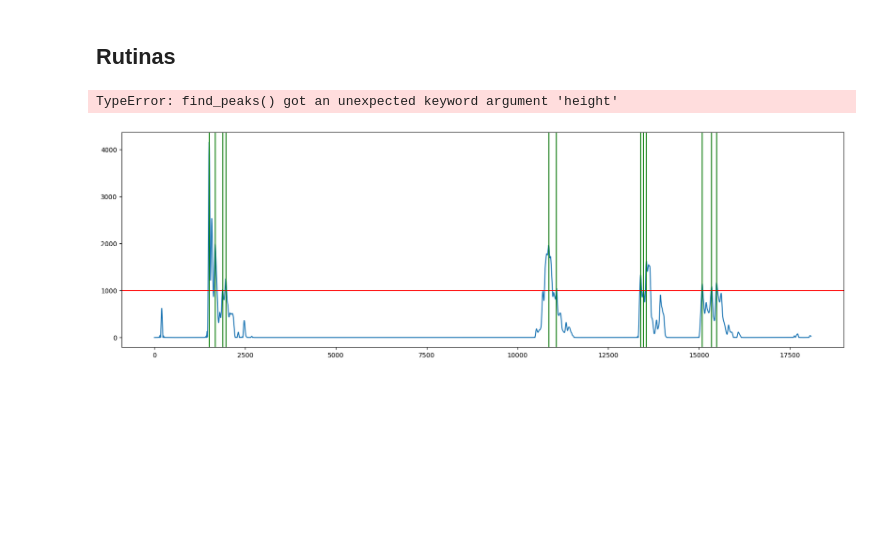
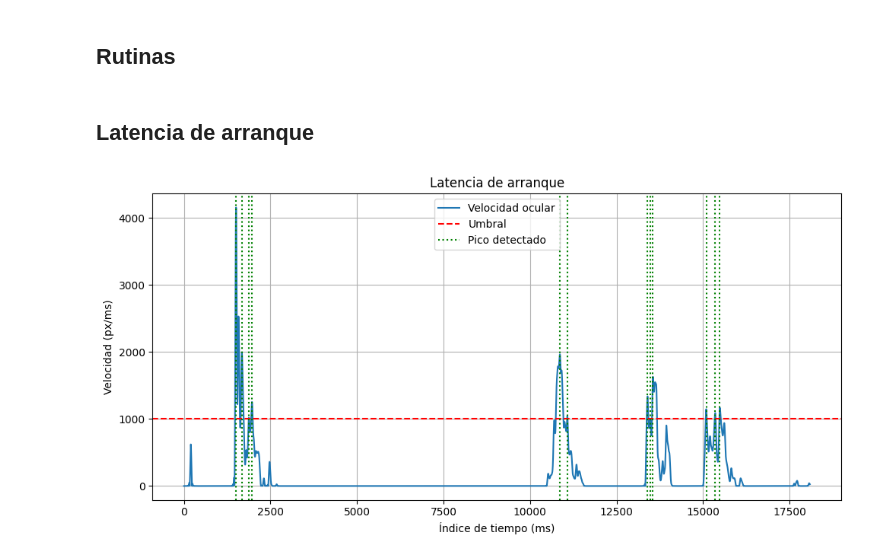
Before and after one commit to abarrio12/eogtouch, a Jupyter notebook: notebooks/01 - Start Latency.ipynb, the cells around one changed output. Saved outputs shown, nothing was run; the diff lists cells and outputs as text; code cells hidden in the pictures; blank space fills up the shorter version.

```diff
--- a/notebooks/01 - Start Latency.ipynb
+++ b/notebooks/01 - Start Latency.ipynb
@@ -17,7 +17,7 @@ from numpy import array, ndarray, sqrt
 from scipy.signal import convolve
 
 
-df = df.rename(columns={"timestamp": "ts", "stimuli_x": "sx", "stimuli_y": "sy", "eyes_x": "ex", "eyes_y": "ey"})
+#df = df.rename(columns={"timestamp": "ts", "stimuli_x": "sx", "stimuli_y": "sy", "eyes_x": "ex", "eyes_y": "ey"})
 
 
 def distance(x, y):
@@ -44,6 +44,4 @@ def differentiate(channel):
     result[:5] = 0
     result[-5:] = 0
     return result * 1000
-# %% [output]
-TypeError: find_peaks() got an unexpected keyword argument 'height'
 # %%
@@ -55,4 +55,6 @@ time = rellenado["ts"][1:-1]
 distance_e = distance_e.values[1:-1]
+# %% [markdown]
+## Latencia de arranque
 # %%
 from scipy import signal
 from typing import Iterator
@@ -81,38 +83,55 @@ def find_peaks(vel: np.ndarray, threshold: float) -> Iterator[int]:
                 yield max_idx
 
             max_idx = None
             max_value = None
             continue
 
         if max_idx is None or sample > max_value:
             max_idx = idx
             max_value = sample
 
     if max_idx is not None:
         yield max_idx
 
 
 
+
 from scipy.signal import medfilt
 THRESHOLD = 1000
 START = 100
 END = rellenado.shape[0]
 
-eyes_x = rellenado["ex"].values.astype(np.int32)
-eyes_y = rellenado["ey"].values.astype(np.int32)
+eyes_x = rellenado["eyes_x"].values.astype(np.int32)
+eyes_y = rellenado["eyes_y"].values.astype(np.int32)
 
 dis = distance(eyes_x, eyes_y)[1:-1]
 vel = abs(differentiate(dis))
 # vel = medfilt(vel, 31)
 vel = abs(denoise_35(vel))
 peaks = list(find_peaks(vel, threshold=THRESHOLD))
 
-plt.plot(vel[START:END])
-plt.axhline(THRESHOLD, color="r")
+# --- Plot con etiquetas y leyenda
+plt.figure(figsize=(10, 5))
+plt.plot(vel[START:END], label="Velocidad ocular")
+plt.axhline(THRESHOLD, color="r", linestyle="--", label="Umbral")
+
+
 for peak in peaks:
     p = peak - START
-    if p < 0 or p > END:
-        continue
-    plt.axvline(p, color='g')
+    if 0 <= p <= (END - START):
+        plt.axvline(p, color='g', linestyle=':', label="Pico detectado")
+
+# Evitar etiquetas duplicadas en la leyenda
+handles, labels = plt.gca().get_legend_handles_labels()
+by_label = dict(zip(labels, handles))
+plt.legend(by_label.values(), by_label.keys())
+
+# Añadir título y etiquetas
+plt.title("Latencia de arranque")
+plt.xlabel("Índice de tiempo (ms)")
+plt.ylabel("Velocidad (px/ms)")
+plt.grid(True)
+plt.tight_layout()
+plt.show()
 # %% [output]
-[figure, old version]
+[figure, new version]
```
Also changed, not shown: parts of 8 cells of this notebook, 2 other files.
